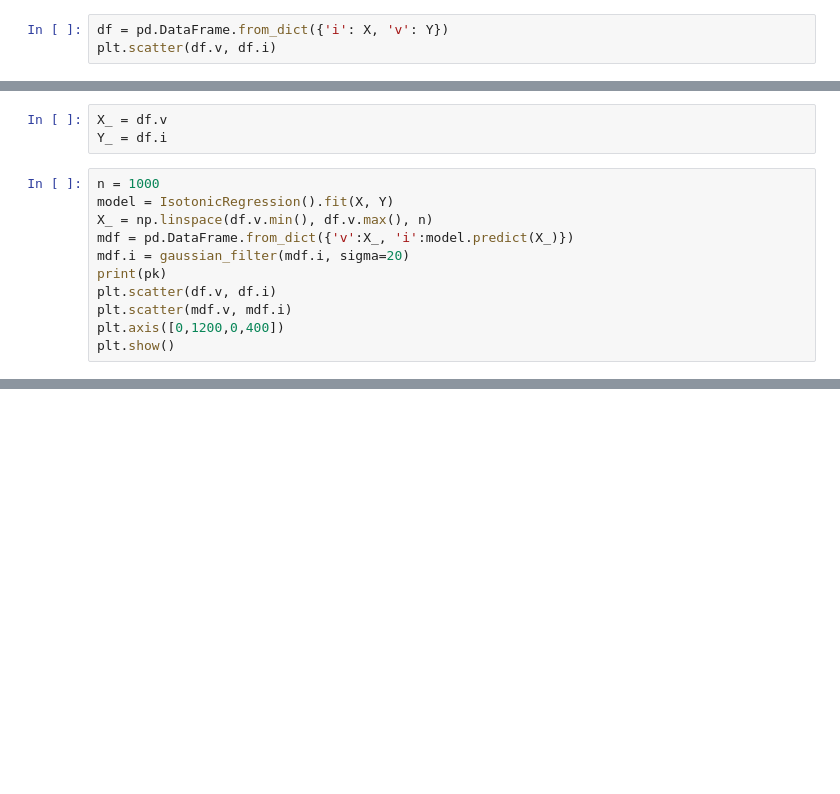
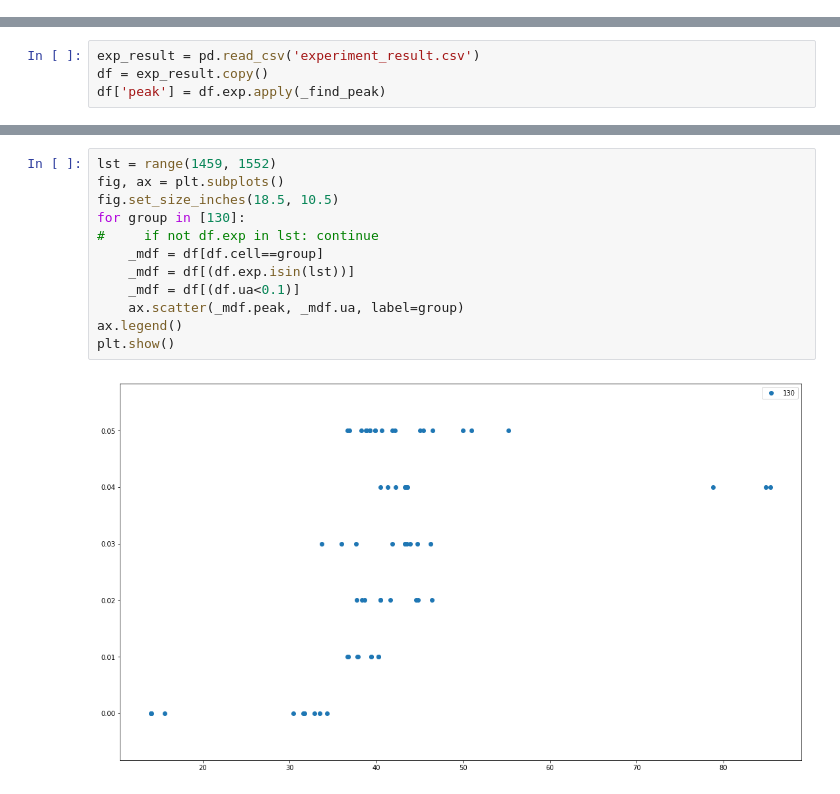
Before and after one commit to SothanaV/urinalysis, a Jupyter notebook: experimentweb/Untitled.ipynb, the cells around one changed output, grey strips where cells are left out. Cells and saved outputs as stored; diff of their text form; blank space fills up the shorter version.

```diff
--- a/experimentweb/Untitled.ipynb
+++ b/experimentweb/Untitled.ipynb
@@ -51,3 +14,0 @@ for pk in range(170, 202):
-# %%
-df = pd.DataFrame.from_dict({'i': X, 'v': Y})
-plt.scatter(df.v, df.i)
@@ -57,14 +14,0 @@ plt.scatter(df.v, df.i)
-# %%
-X_ = df.v
-Y_ = df.i
-# %%
-n = 1000
-model = IsotonicRegression().fit(X, Y)
-X_ = np.linspace(df.v.min(), df.v.max(), n)
-mdf = pd.DataFrame.from_dict({'v':X_, 'i':model.predict(X_)})
-mdf.i = gaussian_filter(mdf.i, sigma=20)
-print(pk)
-plt.scatter(df.v, df.i)
-plt.scatter(mdf.v, mdf.i)
-plt.axis([0,1200,0,400])
-plt.show()
@@ -73,0 +52,4 @@ plt.show()
+# %%
+exp_result = pd.read_csv('experiment_result.csv')
+df = exp_result.copy()
+df['peak'] = df.exp.apply(_find_peak)
@@ -73,0 +83,14 @@ plt.show()
+# %%
+lst = range(1459, 1552)
+fig, ax = plt.subplots()
+fig.set_size_inches(18.5, 10.5)
+for group in [130]:
+#     if not df.exp in lst: continue
+    _mdf = df[df.cell==group]
+    _mdf = df[(df.exp.isin(lst))]
+    _mdf = df[(df.ua<0.1)]
+    ax.scatter(_mdf.peak, _mdf.ua, label=group)
+ax.legend()
+plt.show()
+# %% [output]
+[figure, added]
```
Also changed, not shown: parts of 10 cells of this notebook, 30 other files.
